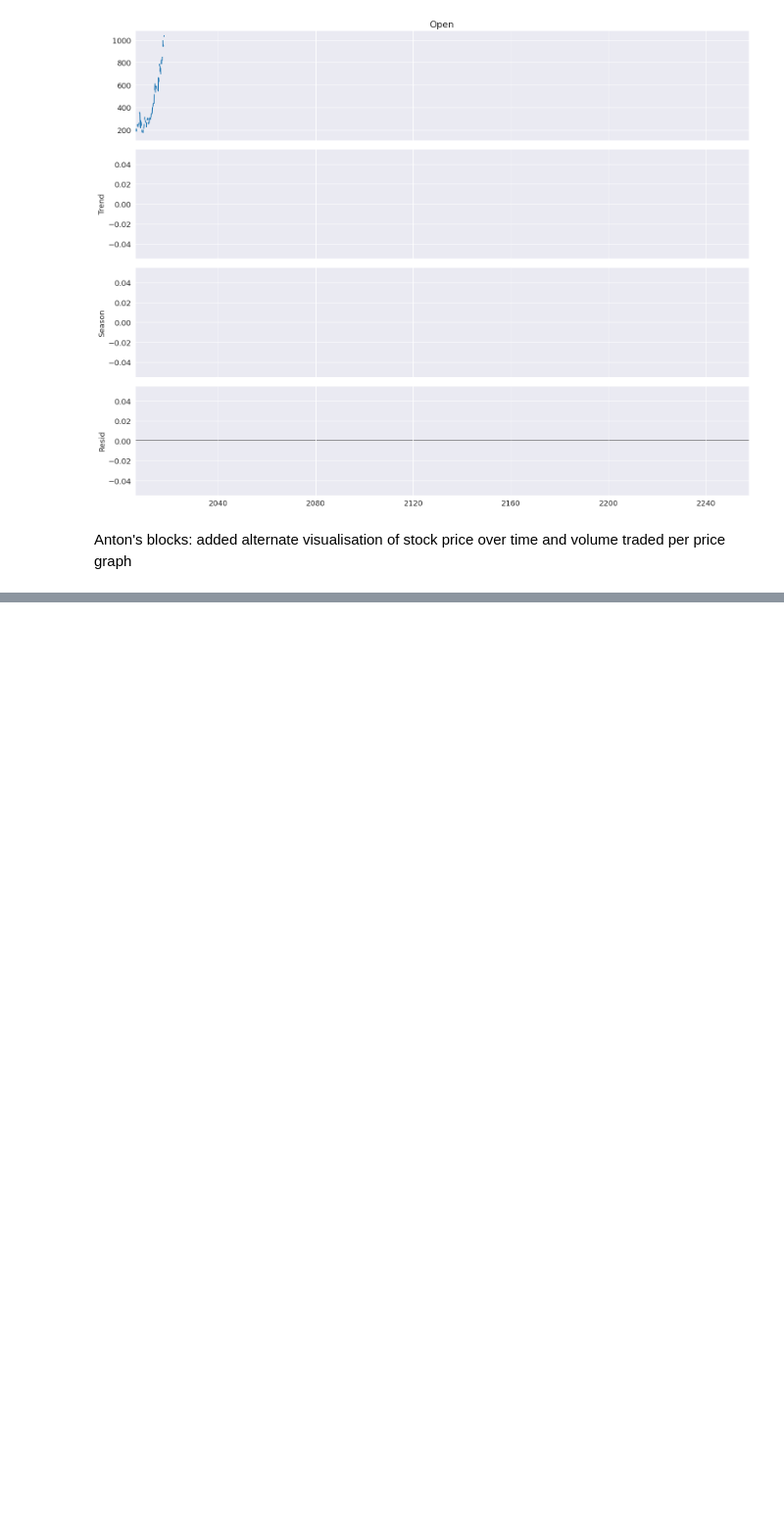
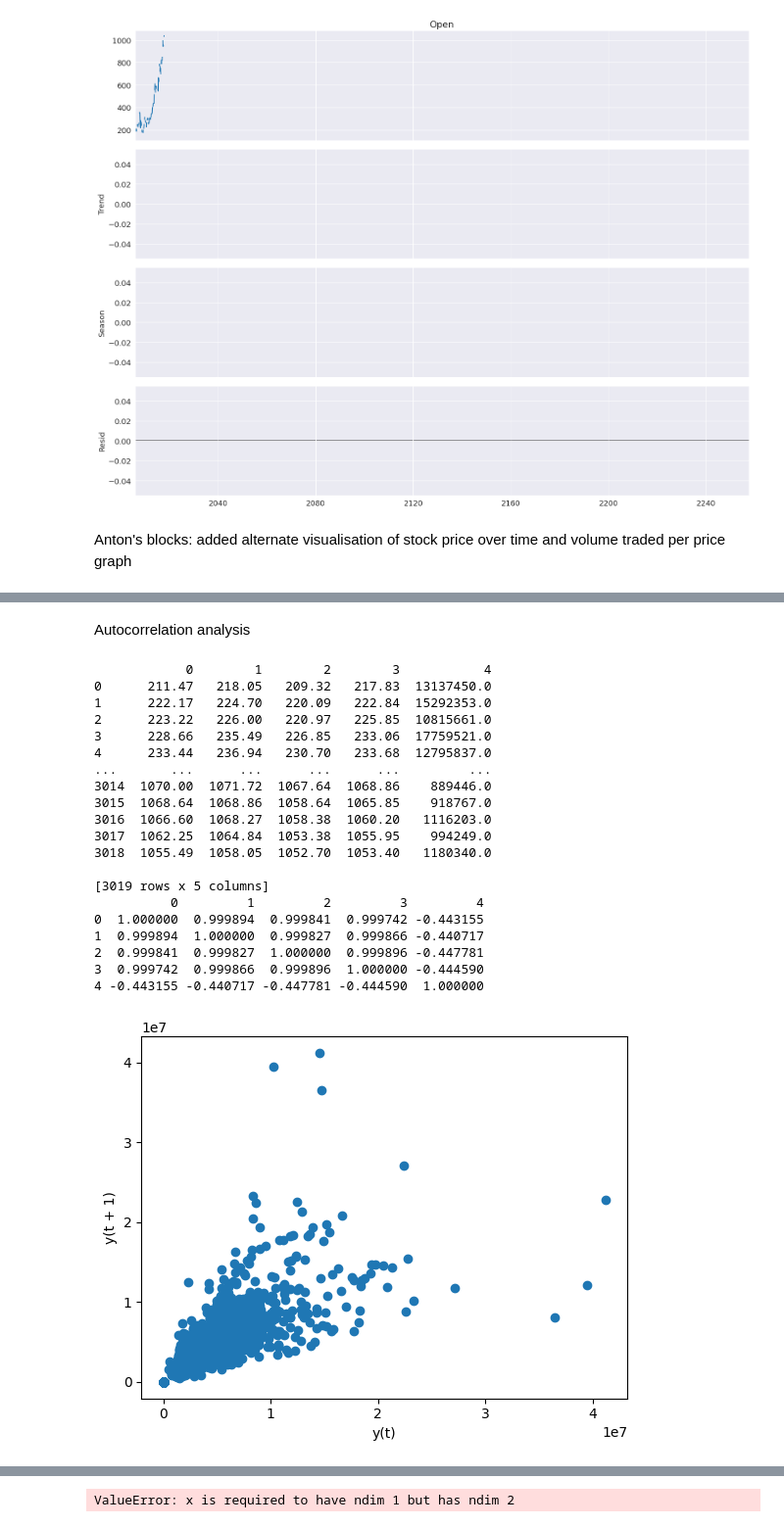
Before and after one commit to irene-fagnani/ADAML-project2, a Jupyter notebook: Code.ipynb, the cells around one changed output, grey strips where cells are left out. Shown at 98% size. Saved outputs shown, nothing was run; the diff lists cells and outputs as text; code cells hidden in the pictures; blank space fills up the shorter version.

Commit message:
Added correlation analysis

```diff
--- a/Code.ipynb
+++ b/Code.ipynb
@@ -166,0 +166,50 @@ plt.show()
+# %% [markdown]
+Autocorrelation analysis
+# %%
+# lagplot
+pd.plotting.lag_plot(data, lag=1)
+
+# extracting only the temperature values
+values = pd.DataFrame(data.values)
+print(values)
+
+# Create correlation matrix
+correlation_matrix = values.corr()
+
+# Print the correlation matrix
+print(correlation_matrix)
+
+# Optionally, plot the correlation matrix for better visualization
+import seaborn as sns
+plt.figure(figsize=(10, 8))
+sns.heatmap(correlation_matrix, annot=True, cmap="coolwarm")
+plt.title("Correlation Matrix")
+plt.show()
+
+from statsmodels.graphics.tsaplots import plot_acf
+
+
+# plot the auto correlation
+plot_acf(data.squeeze())
+# %% [output]
+            0        1        2        3           4
+0      211.47   218.05   209.32   217.83  13137450.0
+1      222.17   224.70   220.09   222.84  15292353.0
+2      223.22   226.00   220.97   225.85  10815661.0
+3      228.66   235.49   226.85   233.06  17759521.0
+4      233.44   236.94   230.70   233.68  12795837.0
+...       ...      ...      ...      ...         ...
+3014  1070.00  1071.72  1067.64  1068.86    889446.0
+3015  1068.64  1068.86  1058.64  1065.85    918767.0
+3016  1066.60  1068.27  1058.38  1060.20   1116203.0
+3017  1062.25  1064.84  1053.38  1055.95    994249.0
+3018  1055.49  1058.05  1052.70  1053.40   1180340.0
+
+[3019 rows x 5 columns]
+          0         1         2         3         4
+0  1.000000  0.999894  0.999841  0.999742 -0.443155
+1  0.999894  1.000000  0.999827  0.999866 -0.440717
+2  0.999841  0.999827  1.000000  0.999896 -0.447781
+3  0.999742  0.999866  0.999896  1.000000 -0.444590
+4 -0.443155 -0.440717 -0.447781 -0.444590  1.000000
+[figure, added]
@@ -166,0 +217 @@ plt.show()
+ValueError: x is required to have ndim 1 but has ndim 2
```
Also changed, not shown: parts of 4 cells of this notebook.
